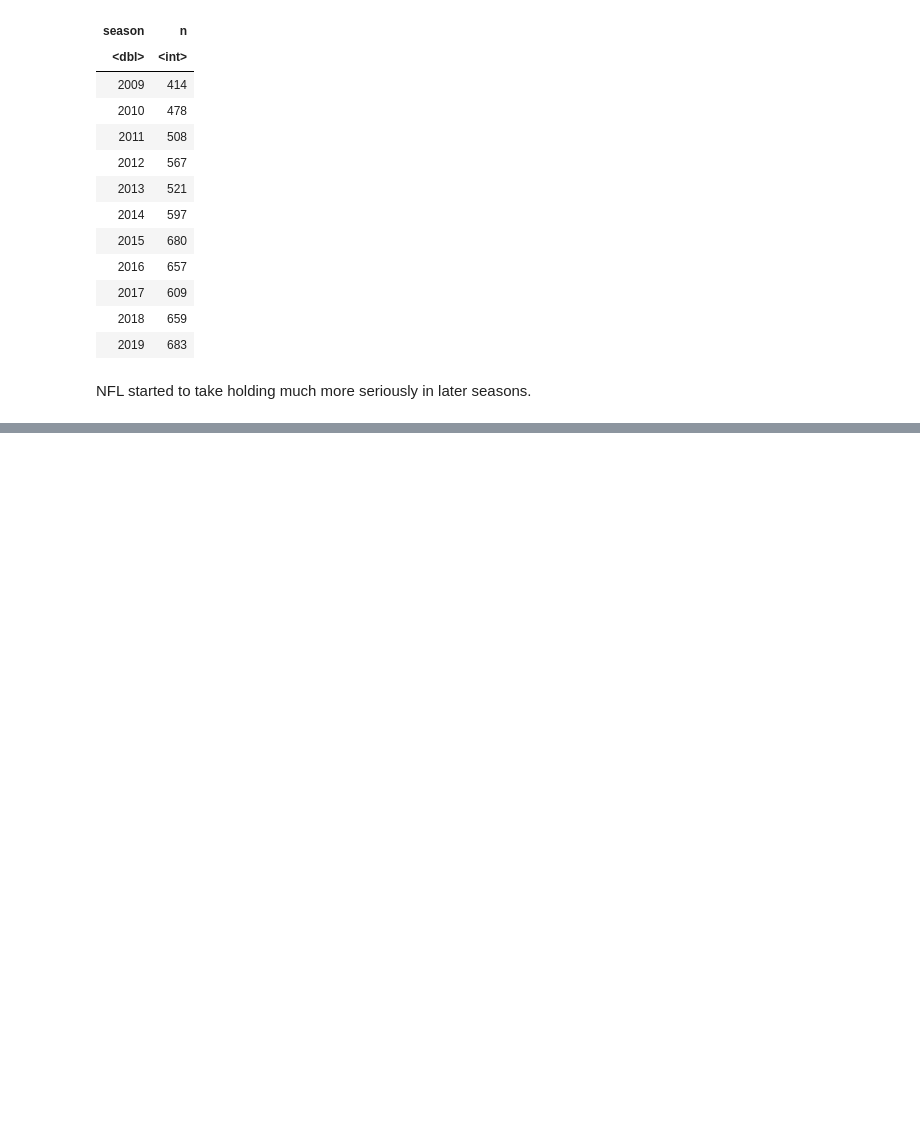
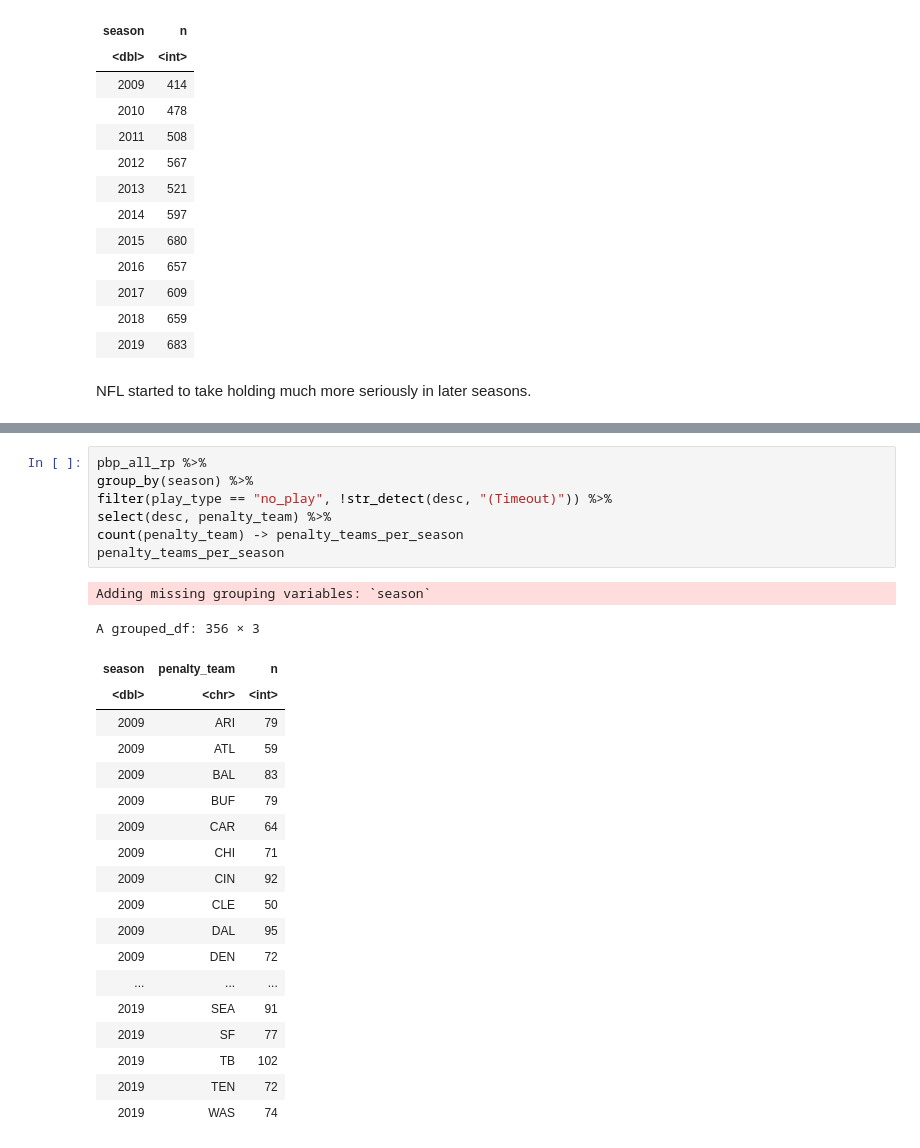
Before and after one commit to rennerm1/NFL-Data-Science-Project, a Jupyter notebook: playingaround.ipynb, the cells around one changed output, grey strips where cells are left out. Saved outputs shown, nothing was run; the diff lists cells and outputs as text; blank space fills up the shorter version.

Commit message:
Added some deeper insights to flags and how many flags each team had for every season

```diff
--- a/playingaround.ipynb
+++ b/playingaround.ipynb
@@ -166,0 +209,28 @@ NFL started to take holding much more seriously in later seasons.
+# %%
+pbp_all_rp %>%
+group_by(season) %>%
+filter(play_type == "no_play", !str_detect(desc, "(Timeout)")) %>%
+select(desc, penalty_team) %>%
+count(penalty_team) -> penalty_teams_per_season
+penalty_teams_per_season
+# %% [output]
+Adding missing grouping variables: `season`
+A grouped_df: 356 × 3
+| season | penalty_team | n |
+| <dbl> | <chr> | <int> |
+| 2009 | ARI | 79 |
+| 2009 | ATL | 59 |
+| 2009 | BAL | 83 |
+| 2009 | BUF | 79 |
+| 2009 | CAR | 64 |
+| 2009 | CHI | 71 |
+| 2009 | CIN | 92 |
+| 2009 | CLE | 50 |
+| 2009 | DAL | 95 |
+| 2009 | DEN | 72 |
+| ... | ... | ... |
+| 2019 | SEA | 91 |
+| 2019 | SF | 77 |
+| 2019 | TB | 102 |
+| 2019 | TEN | 72 |
+| 2019 | WAS | 74 |
```
Also changed, not shown: parts of 2 cells of this notebook.
